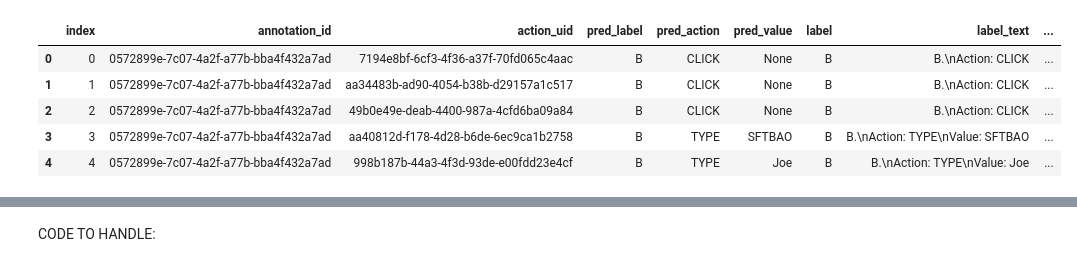
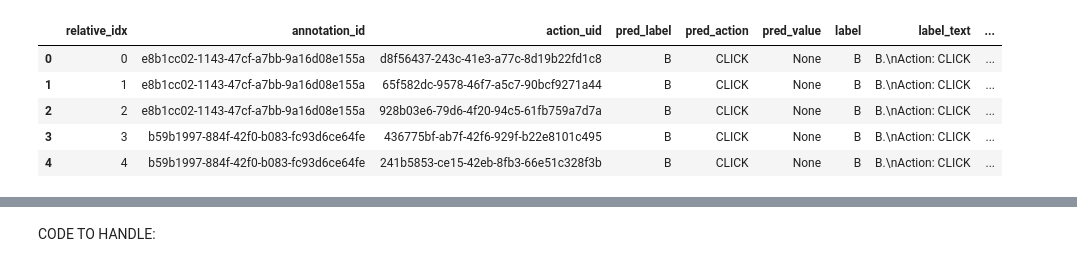
Before and after one commit to amitxy/Robots-That-Ask-For-Help-Over-The-Horizon, a Jupyter notebook: research.ipynb, the cells around one changed output, grey strips where cells are left out. Drawn from its saved outputs; the diff is of its cells as text; code cells hidden in the pictures.

```diff
--- a/research.ipynb
+++ b/research.ipynb
@@ -105,14 +55,13 @@ def run_evaluation(data_sets:dict, max_iter=None):
 # %%
-# cal_df = run_evaluation(cal_dict, max_iter=None)
-# if len(cal_df):
-    # cal_df.to_pickle("cal_results.pkl")
-cal_df = pd.read_pickle("cal_results_02.pkl")
+# cal_df = utils.llm.run_evaluation(cal_dict, model, tokenizer)
+# cal_df.to_pickle("cal_results.pkl")
+cal_df = pd.read_pickle("cal_results.pkl")
 cal_df.head()
 # %% [output]
-|  | index | annotation_id | action_uid | pred_label | pred_action | pred_value | label | label_text | ... |
-| 0 | 0 | 0572899e-7c07-4a2f-a77b-bba4f432a7ad | 7194e8bf-6cf3-4f36-a37f-70fd065c4aac | B | CLICK | None | B | B.\nAction: CLICK | ... |
-| 1 | 1 | 0572899e-7c07-4a2f-a77b-bba4f432a7ad | aa34483b-ad90-4054-b38b-d29157a1c517 | B | CLICK | None | B | B.\nAction: CLICK | ... |
-| 2 | 2 | 0572899e-7c07-4a2f-a77b-bba4f432a7ad | 49b0e49e-deab-4400-987a-4cfd6ba09a84 | B | CLICK | None | B | B.\nAction: CLICK | ... |
-| 3 | 3 | 0572899e-7c07-4a2f-a77b-bba4f432a7ad | aa40812d-f178-4d28-b6de-6ec9ca1b2758 | B | TYPE | SFTBAO | B | B.\nAction: TYPE\nValue: SFTBAO | ... |
-| 4 | 4 | 0572899e-7c07-4a2f-a77b-bba4f432a7ad | 998b187b-44a3-4f3d-93de-e00fdd23e4cf | B | TYPE | Joe | B | B.\nAction: TYPE\nValue: Joe | ... |
+|  | relative_idx | annotation_id | action_uid | pred_label | pred_action | pred_value | label | label_text | ... |
+| 0 | 0 | e8b1cc02-1143-47cf-a7bb-9a16d08e155a | d8f56437-243c-41e3-a77c-8d19b22fd1c8 | B | CLICK | None | B | B.\nAction: CLICK | ... |
+| 1 | 1 | e8b1cc02-1143-47cf-a7bb-9a16d08e155a | 65f582dc-9578-46f7-a5c7-90bcf9271a44 | B | CLICK | None | B | B.\nAction: CLICK | ... |
+| 2 | 2 | e8b1cc02-1143-47cf-a7bb-9a16d08e155a | 928b03e6-79d6-4f20-94c5-61fb759a7d7a | B | CLICK | None | B | B.\nAction: CLICK | ... |
+| 3 | 3 | b59b1997-884f-42f0-b083-fc93d6ce64fe | 436775bf-ab7f-42f6-929f-b22e8101c495 | B | CLICK | None | B | B.\nAction: CLICK | ... |
+| 4 | 4 | b59b1997-884f-42f0-b083-fc93d6ce64fe | 241b5853-ce15-42eb-8fb3-66e51c328f3b | B | CLICK | None | B | B.\nAction: CLICK | ... |
 # %%
```
Also changed, not shown: parts of 25 cells of this notebook.
